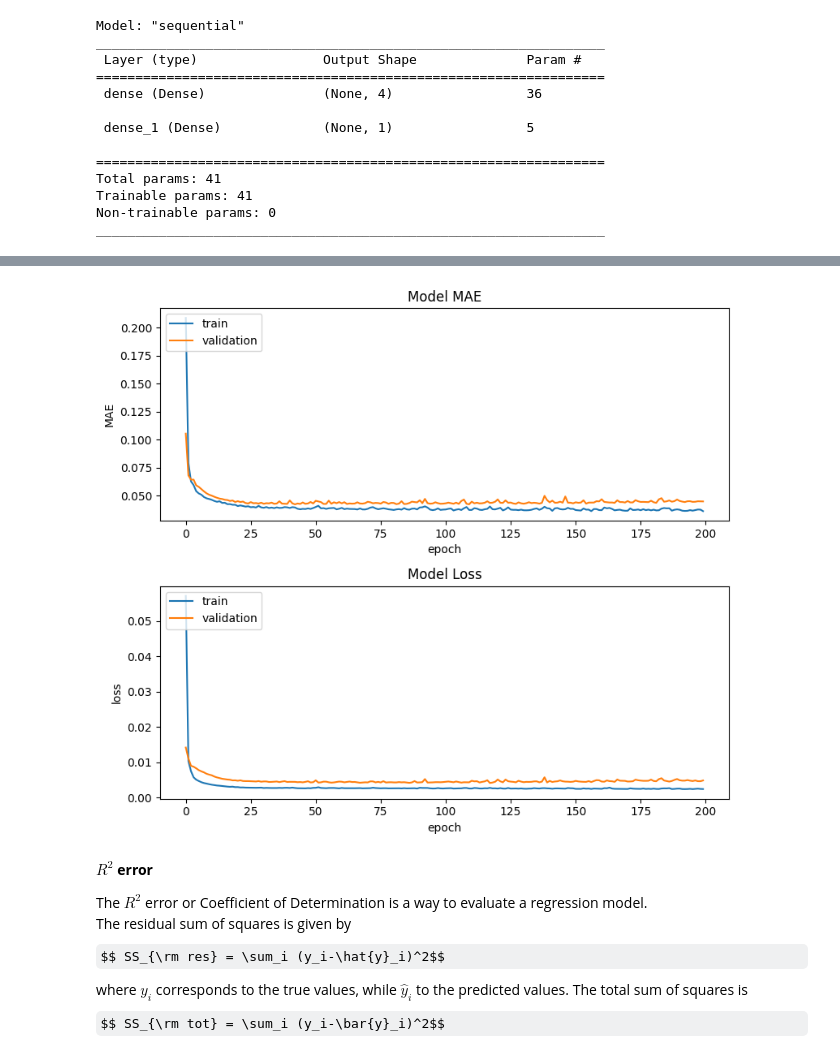
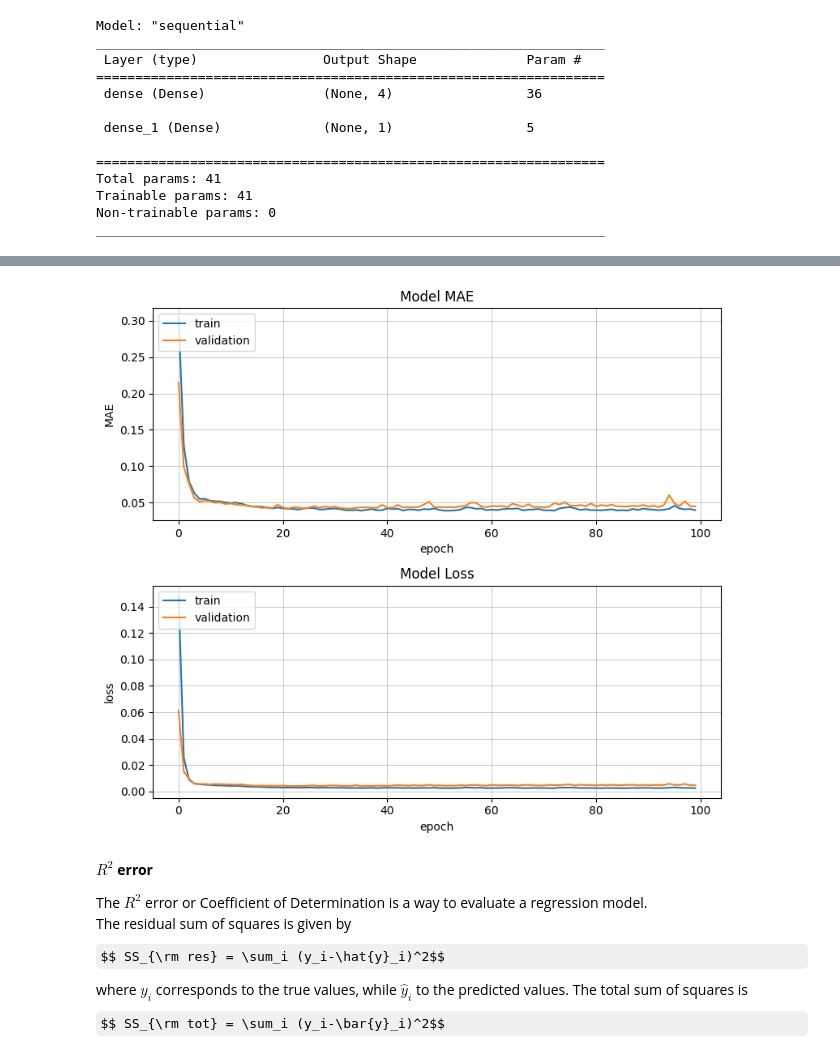
Before and after one commit to alexisdpc/GraduateAdmissions-Kaggle, a Jupyter notebook: NN_regression.ipynb, the cells around one changed output, grey strips where cells are left out. Saved outputs shown, nothing was run; the diff lists cells and outputs as text; code cells hidden in the pictures; some formulas as TeX source.

```diff
--- a/NN_regression.ipynb
+++ b/NN_regression.ipynb
@@ -75,10 +119,19 @@ _________________________________________________________________
 # %%
+# ======= Train the model =======
+# Design the model
+model = Sequential()
+model.add(layers.InputLayer(input_shape=(X_train.shape[1],)))
+model.add(layers.Dense(4, activation='softmax'))
+model.add(layers.Dense(1))
+
 # Compile the model
-opt = tf.keras.optimizers.Adam(learning_rate = 0.01)
+# From the plot above and after some tests we find the optimal learning_rate to be 0.04
+optimal_lr = 0.04
+opt = tf.keras.optimizers.Adam(learning_rate = optimal_lr)
 model.compile(loss='mse', metrics='mae', optimizer=opt)
 
 # Train the model
-hist = model.fit(X_train, Y_train, epochs=200, batch_size=20, validation_split=0.2, verbose=0)
+hist = model.fit(X_train, Y_train, epochs=100, batch_size=20, validation_split=0.2, verbose=0)
 # %%
 # Evaluate the model
 loss, mae = model.evaluate(X_test, Y_test, verbose=1)
@@ -91,28 +144,30 @@ MAE = 0.046040128916502
 # %%
 # Plot MSE as a function of epochs
 fig = plt.figure(figsize=(8,7))
 ax1 = fig.add_subplot(2, 1, 1)
 ax1.plot(hist.history['mae'])
 ax1.plot(hist.history['val_mae'])
 ax1.set_title('Model MAE')
 ax1.set_ylabel('MAE')
 ax1.set_xlabel('epoch')
 ax1.legend(['train', 'validation'], loc='upper left')
+ax1.grid(linewidth=0.5)
 
 # Plot loss and val_loss as a function of epochs
 ax2 = fig.add_subplot(2, 1, 2)
 ax2.plot(hist.history['loss'])
 ax2.plot(hist.history['val_loss'])
 ax2.set_title('Model Loss')
 ax2.set_ylabel('loss')
 ax2.set_xlabel('epoch')
 ax2.legend(['train', 'validation'], loc='upper left')
+ax2.grid(linewidth=0.5)
 
 # We save the plot as a png file
 fig.tight_layout()
 fig.savefig('plot_results.png')
 # %% [output]
-[figure, old version]
+[figure, new version]
 # %% [markdown]
 **$R^2$ error**
 
```
Also changed, not shown: parts of 7 cells of this notebook.
